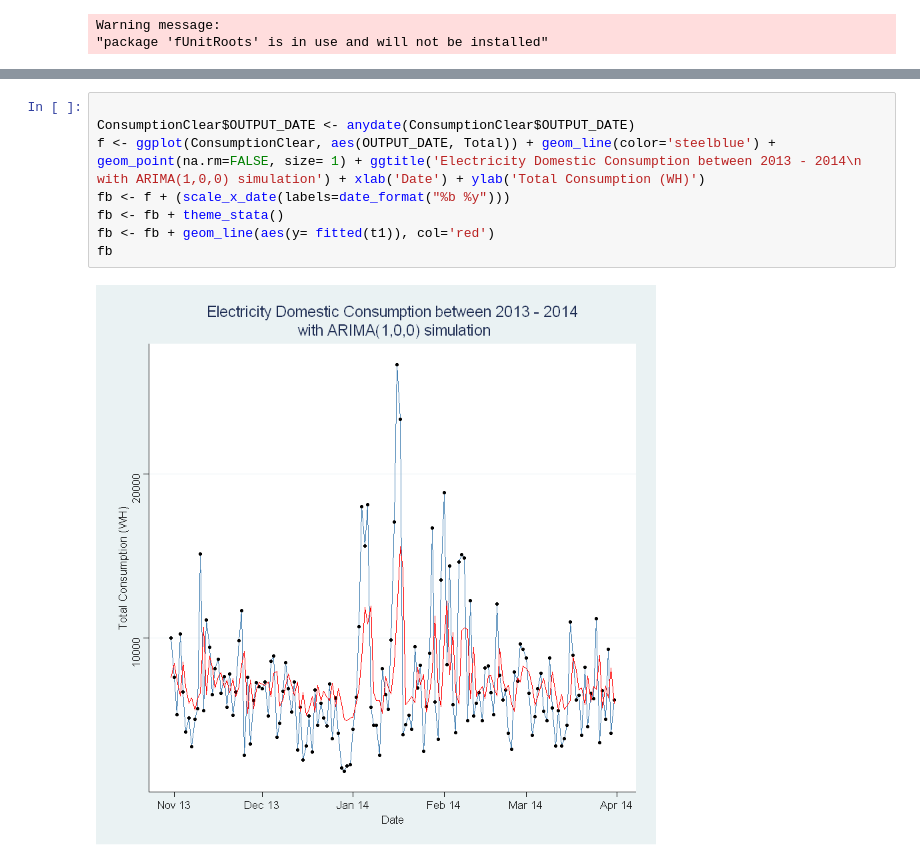
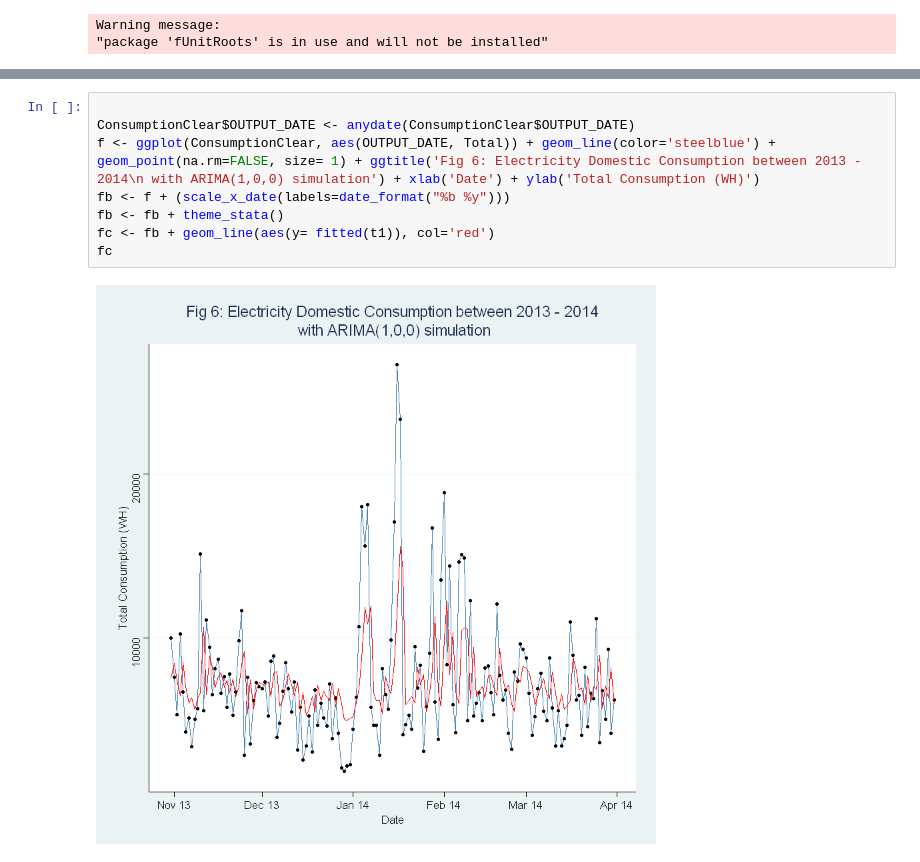
Before and after one commit to jcastanonv/Statistical-Thinking-UCSP, a Jupyter notebook: Consumption TS.ipynb, the cells around one changed output, grey strips where cells are left out. Drawn from its saved outputs; the diff is of its cells as text.

```diff
--- a/Consumption TS.ipynb
+++ b/Consumption TS.ipynb
@@ -138,10 +188,10 @@ Training set 0.004765182
 # %%
 
 ConsumptionClear$OUTPUT_DATE <- anydate(ConsumptionClear$OUTPUT_DATE)
-f <- ggplot(ConsumptionClear, aes(OUTPUT_DATE, Total)) + geom_line(color='steelblue') + geom_point(na.rm=FALSE, size= 1) + ggtitle('Electricity Domestic Consumption between 2013 - 2014\n with ARIMA(1,0,0) simulation') + xlab('Date') + ylab('Total Consumption (WH)')
+f <- ggplot(ConsumptionClear, aes(OUTPUT_DATE, Total)) + geom_line(color='steelblue') + geom_point(na.rm=FALSE, size= 1) + ggtitle('Fig 6: Electricity Domestic Consumption between 2013 - 2014\n with ARIMA(1,0,0) simulation') + xlab('Date') + ylab('Total Consumption (WH)')
 fb <- f + (scale_x_date(labels=date_format("%b %y")))
 fb <- fb + theme_stata()
-fb <- fb + geom_line(aes(y= fitted(t1)), col='red')
-fb
+fc <- fb + geom_line(aes(y= fitted(t1)), col='red')
+fc
 # %% [output]
-[figure, old version]
+[figure, new version]
```
Also changed, not shown: parts of 22 cells of this notebook.
